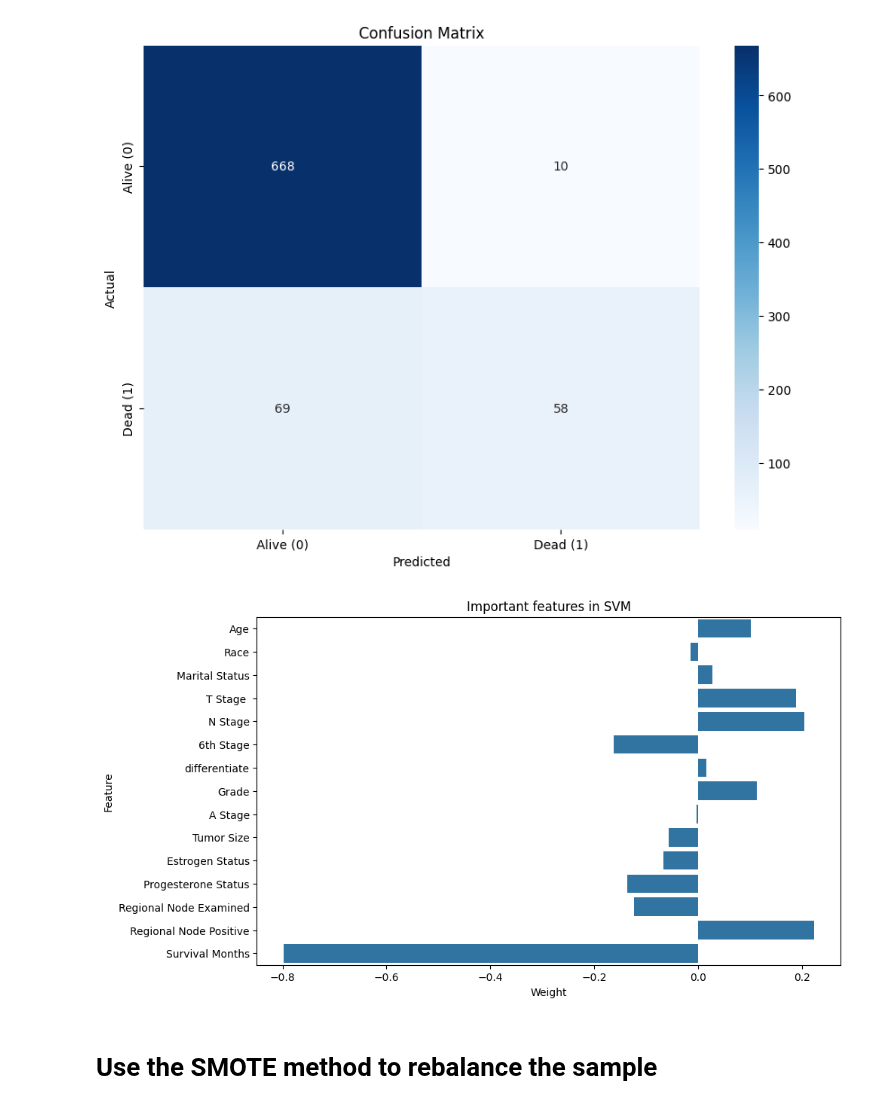
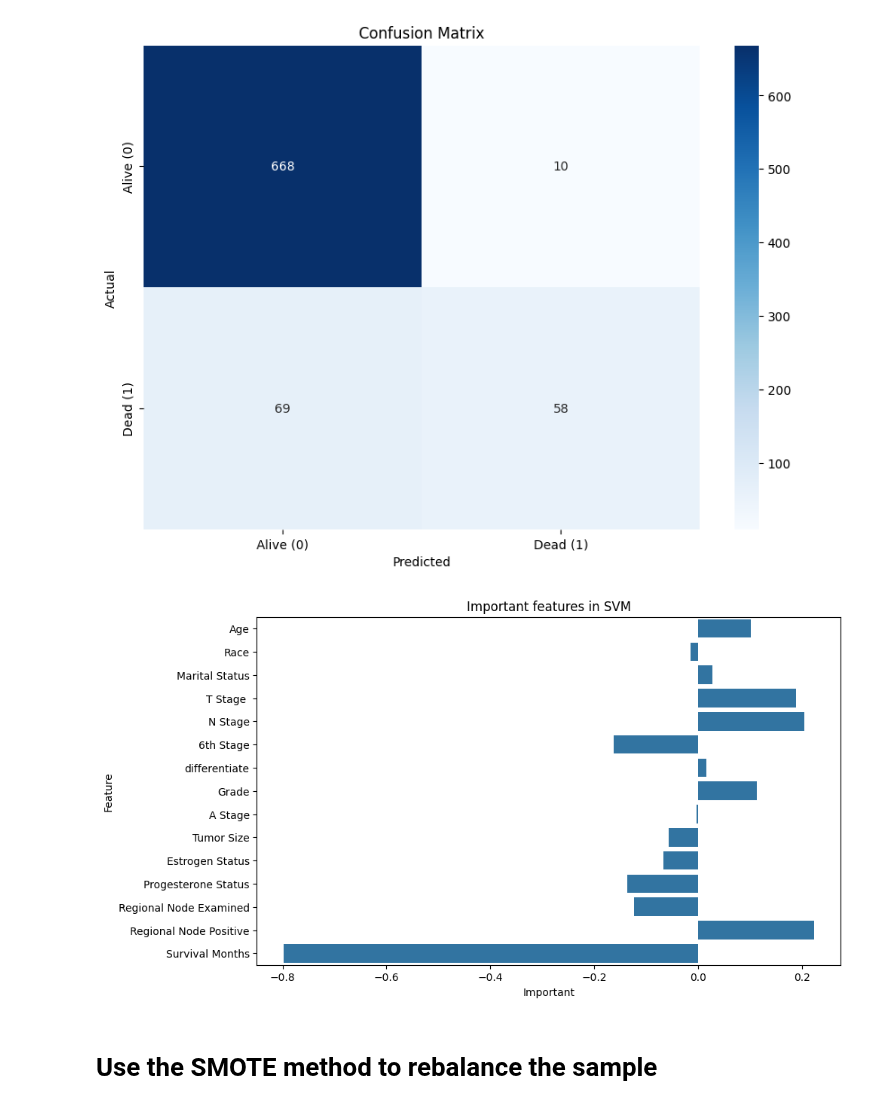
Before and after one commit to DRobbie39/MachineLearning_FinalExam, a Jupyter notebook: SVM.ipynb, the cells around one changed output. Cells and saved outputs as stored; diff of their text form; code cells hidden in the pictures.

Commit message:
Edit label name for important features chart in SVM

```diff
--- a/SVM.ipynb
+++ b/SVM.ipynb
@@ -329,16 +329,16 @@ plt.show()
 # %%
 # Calculate the importance of features
 importance = model.coef_[0]
 
 # Draw a chart
 plt.figure(figsize=(10, 6))
 sns.barplot(x=importance, y=feature_names)
 plt.title('Important features in SVM')
-plt.xlabel('Weight')
+plt.xlabel('Important')
 plt.ylabel('Feature')
 plt.show()
 # %% [output]
-[figure, old version]
+[figure, new version]
 # %% [markdown]
 # Use the SMOTE method to rebalance the sample
 # %%
```
Also changed, not shown: parts of 1 cell of this notebook.
